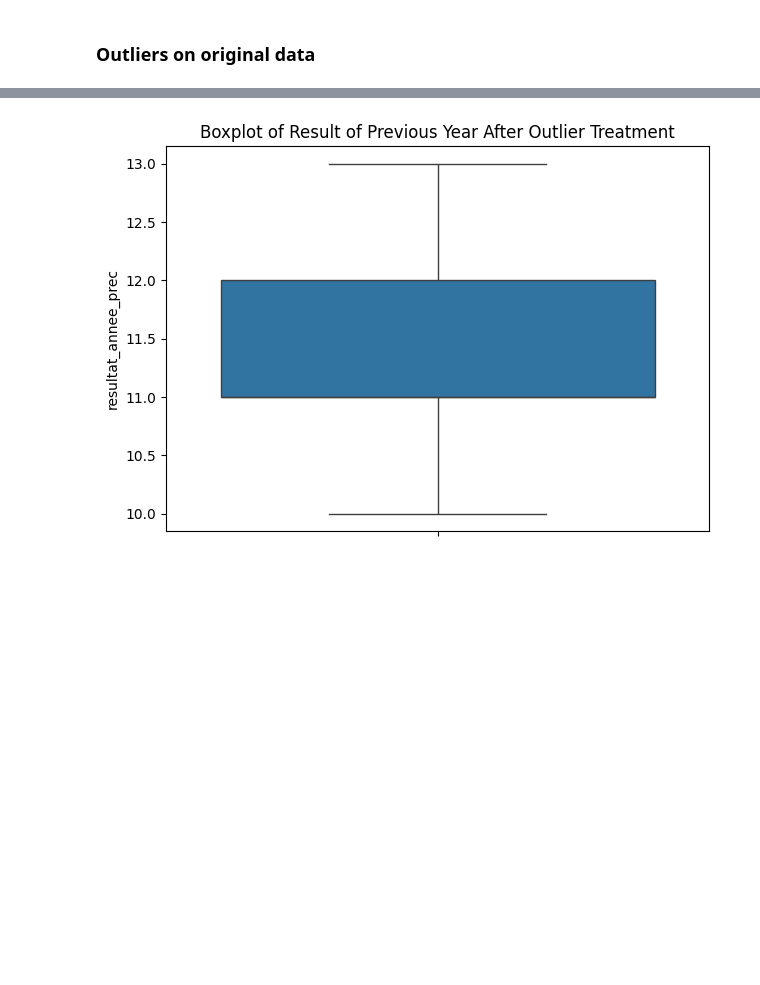
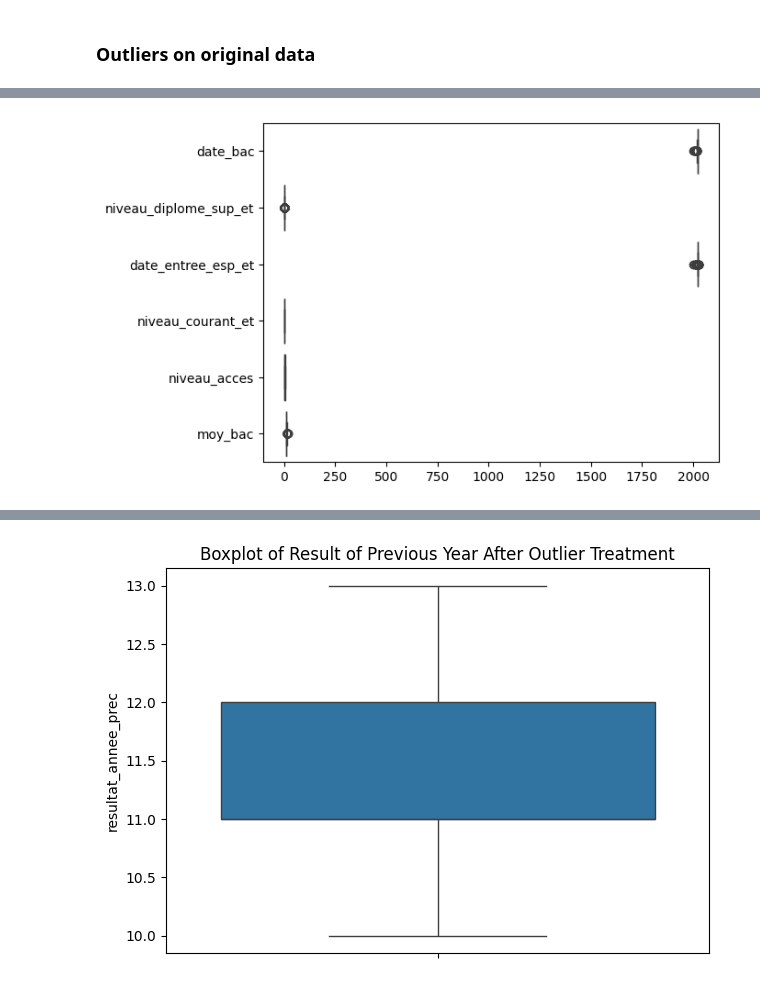
Before and after one commit to Asma-Draouil/Feature_Asma, a Jupyter notebook: base etudiants/EDA_modif.ipynb, the cells around one changed output, grey strips where cells are left out. Drawn from its saved outputs; the diff is of its cells as text; code cells hidden in the pictures; blank space fills up the shorter version.

```diff
--- a/base etudiants/EDA_modif.ipynb
+++ b/base etudiants/EDA_modif.ipynb
@@ -598,3 +592,7 @@ for feature in df_scaled.select_dtypes(include=['int64', 'float64']).columns:
+# %%
+ax = sns.boxplot(data=df_copy, orient='h')
+# %% [output]
+[figure, added]
 # %%
 # Create a boxplot to visualize the outliers
 plt.figure(figsize=(10,10))
```
Also changed, not shown: parts of 41 cells of this notebook, 15 other files.
